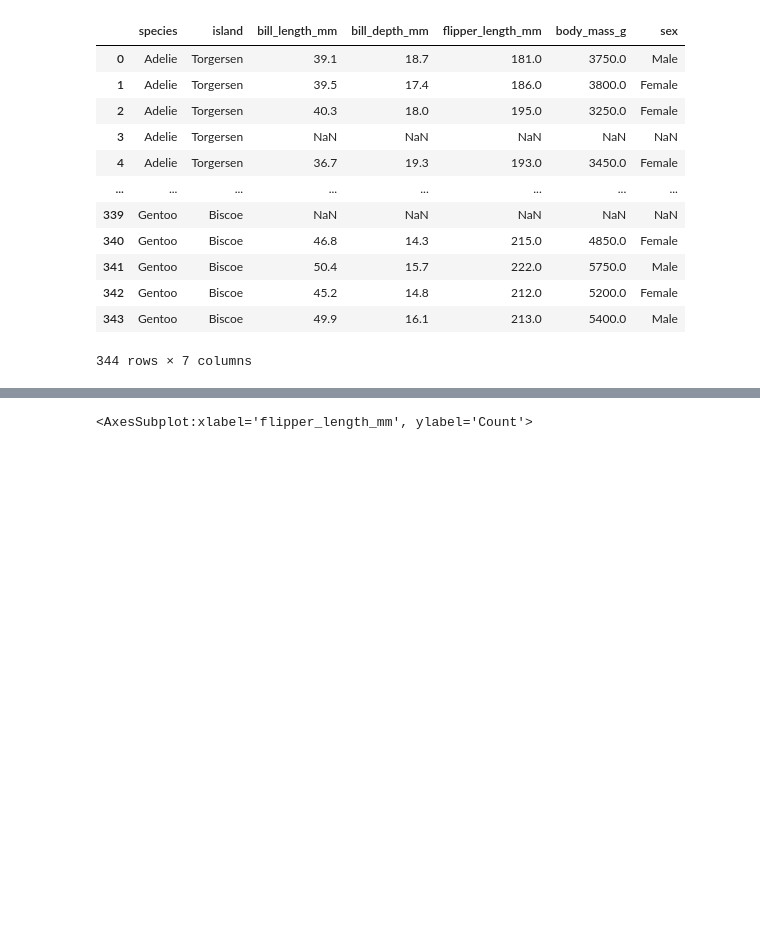
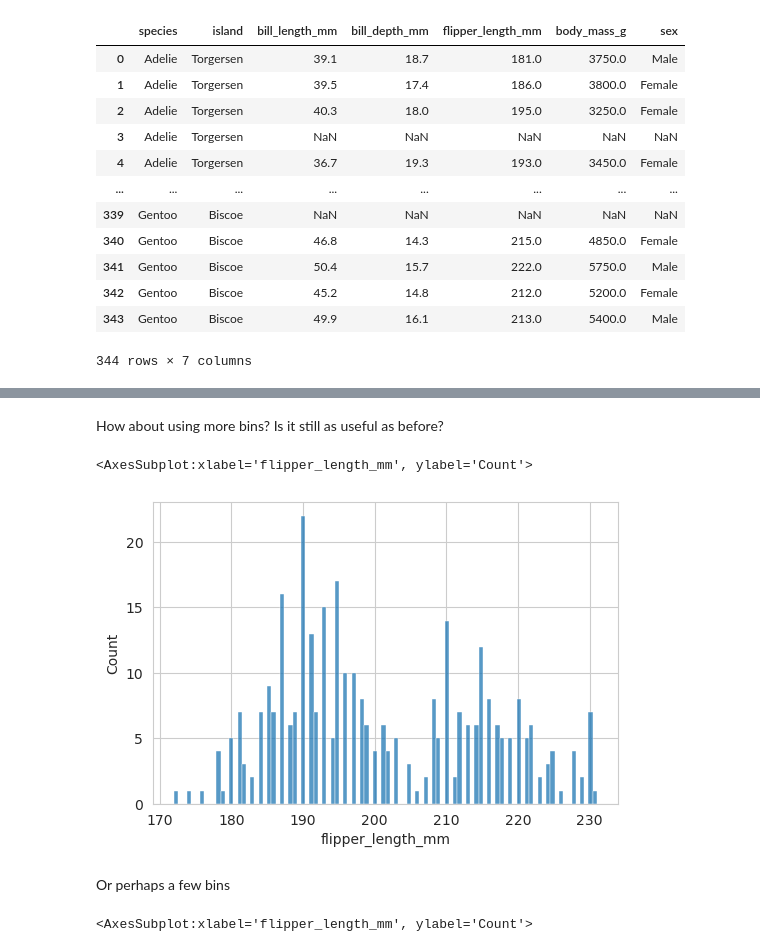
Before and after one commit to swing-research/pids_2023, a Jupyter notebook: Lecture_materials/S4/4_visualizing-distributions.ipynb, the cells around one changed output, grey strips where cells are left out. Saved outputs shown, nothing was run; the diff lists cells and outputs as text; code cells hidden in the pictures; blank space fills up the shorter version.

```diff
--- a/Lecture_materials/S4/4_visualizing-distributions.ipynb
+++ b/Lecture_materials/S4/4_visualizing-distributions.ipynb
@@ -58,3 +36,12 @@ penguins
+# %% [markdown]
+How about using more bins? Is it still as useful as before?
+# %%
+sns.histplot(data=penguins, x="flipper_length_mm", bins=100)
+# %% [output]
+<AxesSubplot:xlabel='flipper_length_mm', ylabel='Count'>
+[figure, added]
+# %% [markdown]
+Or perhaps a few bins
 # %%
 sns.histplot(data=penguins, x="flipper_length_mm", bins=2)
 # %% [output]
```
Also changed, not shown: parts of 29 cells of this notebook, 1 other file.
